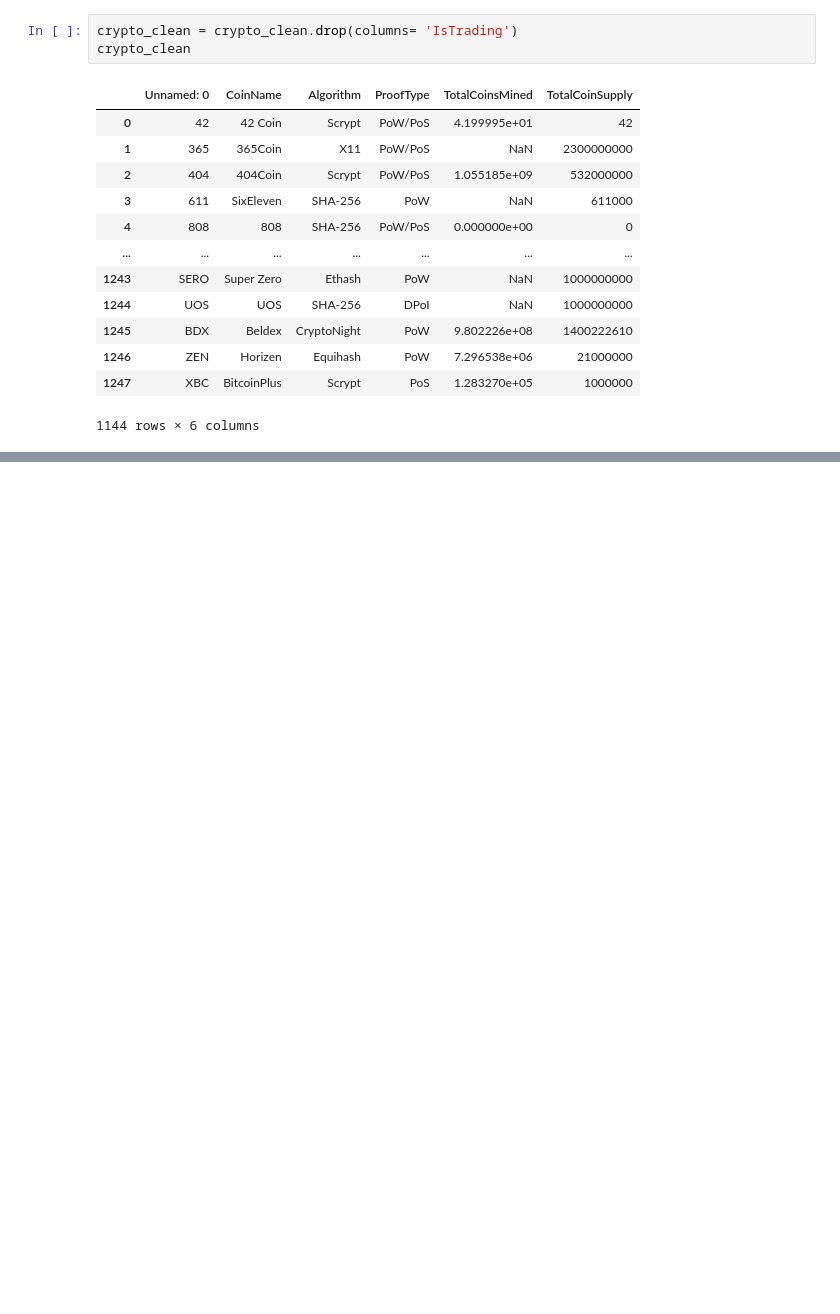
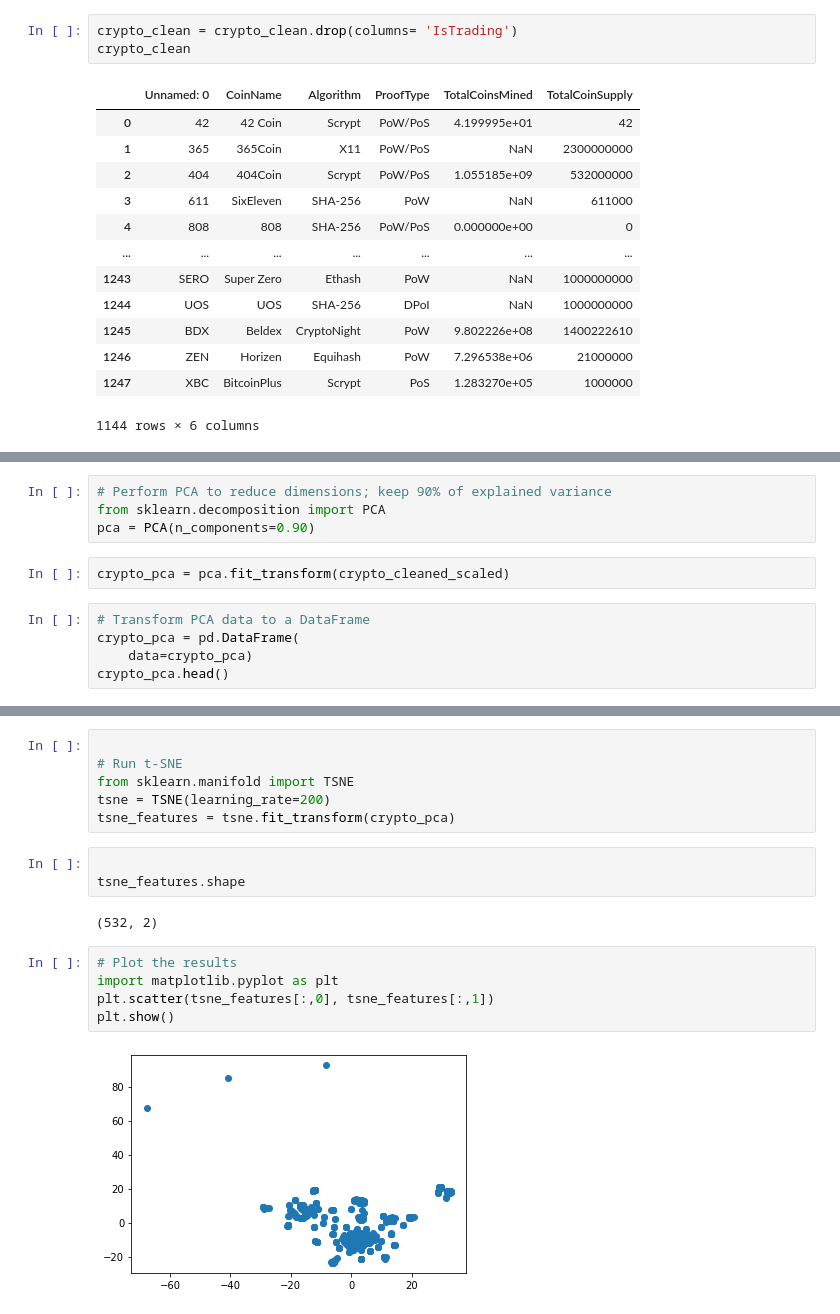
Before and after one commit to JosiahR89/Cryptocurrency_Clusters, a Jupyter notebook: Cryptocurrency.ipynb, the cells around one changed output, grey strips where cells are left out. Cells and saved outputs as stored; diff of their text form; blank space fills up the shorter version.

```diff
--- a/Cryptocurrency.ipynb
+++ b/Cryptocurrency.ipynb
@@ -55,0 +170,11 @@ crypto_clean
+# %%
+# Perform PCA to reduce dimensions; keep 90% of explained variance
+from sklearn.decomposition import PCA
+pca = PCA(n_components=0.90)
+# %%
+crypto_pca = pca.fit_transform(crypto_cleaned_scaled)
+# %%
+# Transform PCA data to a DataFrame
+crypto_pca = pd.DataFrame(
+    data=crypto_pca)
+crypto_pca.head()
@@ -55,0 +189,18 @@ crypto_clean
+# %%
+
+# Run t-SNE
+from sklearn.manifold import TSNE
+tsne = TSNE(learning_rate=200)
+tsne_features = tsne.fit_transform(crypto_pca)
+# %%
+
+tsne_features.shape
+# %% [output]
+(532, 2)
+# %%
+# Plot the results
+import matplotlib.pyplot as plt
+plt.scatter(tsne_features[:,0], tsne_features[:,1])
+plt.show()
+# %% [output]
+[figure, added]
```
Also changed, not shown: parts of 11 cells of this notebook.
